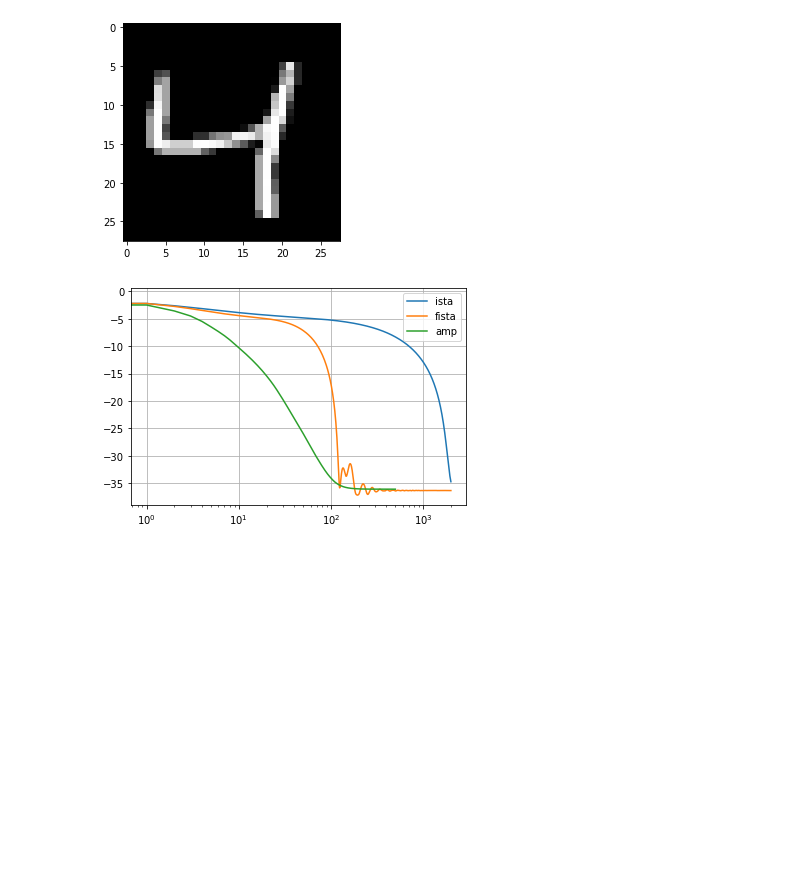
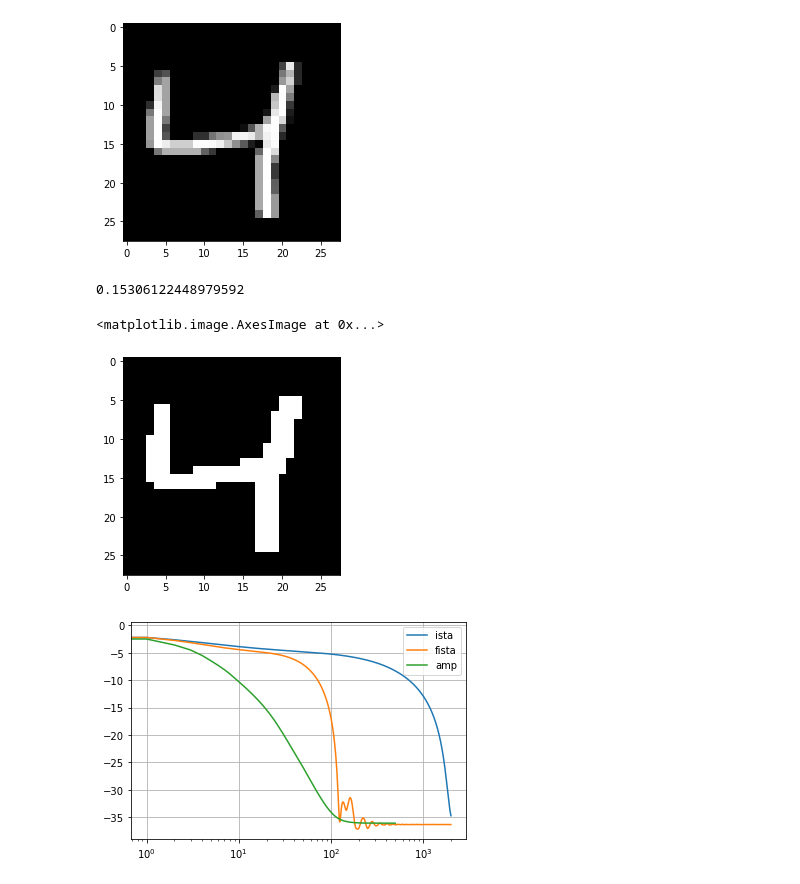
Before and after one commit to Albly/Sparce_image_reconstruction, a Jupyter notebook: notebooks/tests.ipynb, the cells around one changed output. Cells and saved outputs as stored; diff of their text form; code cells hidden in the pictures; blank space fills up the shorter version.

```diff
--- a/notebooks/tests.ipynb
+++ b/notebooks/tests.ipynb
@@ -162,6 +162,17 @@ plt.imshow(x, cmap = 'gray')
 # %% [output]
 <matplotlib.image.AxesImage at 0x...>
 [figure]
+# %%
+g = np.reshape(x, (-1,1))
+g[g!=0] = 10**6
+
+print(len(g[g!=0]) /len(g))
+
+plt.imshow(np.reshape(g,(28,28)), cmap = 'gray')
+# %% [output]
+0.15306122448979592
+<matplotlib.image.AxesImage at 0x...>
+[figure, added]
 # %%
 x = x.reshape(-1,1)
 
```
Also changed, not shown: parts of 8 cells of this notebook.
